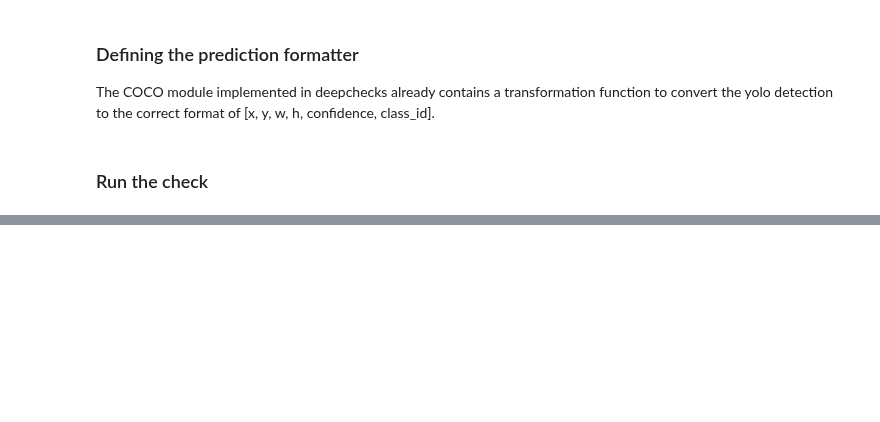
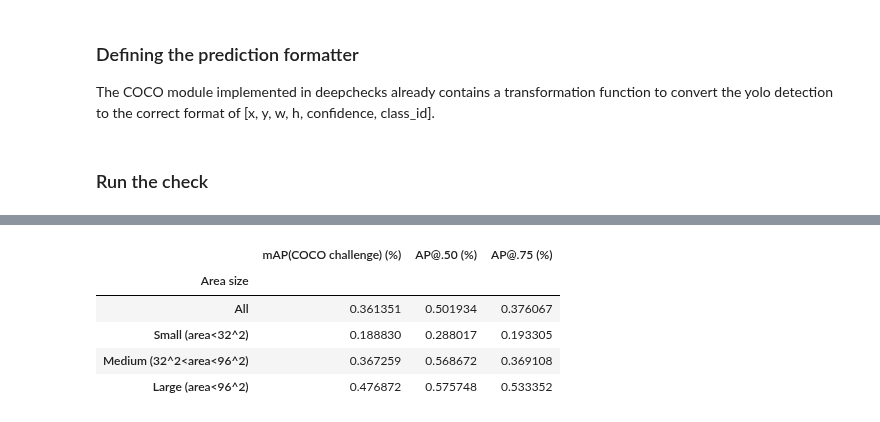
Before and after one commit to deepchecks/deepchecks, a Jupyter notebook: docs/source/examples/vision/checks/performance/mean_average_precision_report.ipynb, the cells around one changed output, grey strips where cells are left out. Drawn from its saved outputs; the diff is of its cells as text; code cells hidden in the pictures; blank space fills up the shorter version.

```diff
--- a/docs/source/examples/vision/checks/performance/mean_average_precision_report.ipynb
+++ b/docs/source/examples/vision/checks/performance/mean_average_precision_report.ipynb
@@ -74,0 +84,9 @@ Additional Outputs
+# %%
+result.value
+# %% [output]
+|  | mAP(COCO challenge) (%) | AP@.50 (%) | AP@.75 (%) |
+| Area size |  |  |  |
+| All | 0.361351 | 0.501934 | 0.376067 |
+| Small (area<32^2) | 0.188830 | 0.288017 | 0.193305 |
+| Medium (32^2<area<96^2) | 0.367259 | 0.568672 | 0.369108 |
+| Large (area<96^2) | 0.476872 | 0.575748 | 0.533352 |
```
Also changed, not shown: parts of 4 cells of this notebook, 2 other files.
